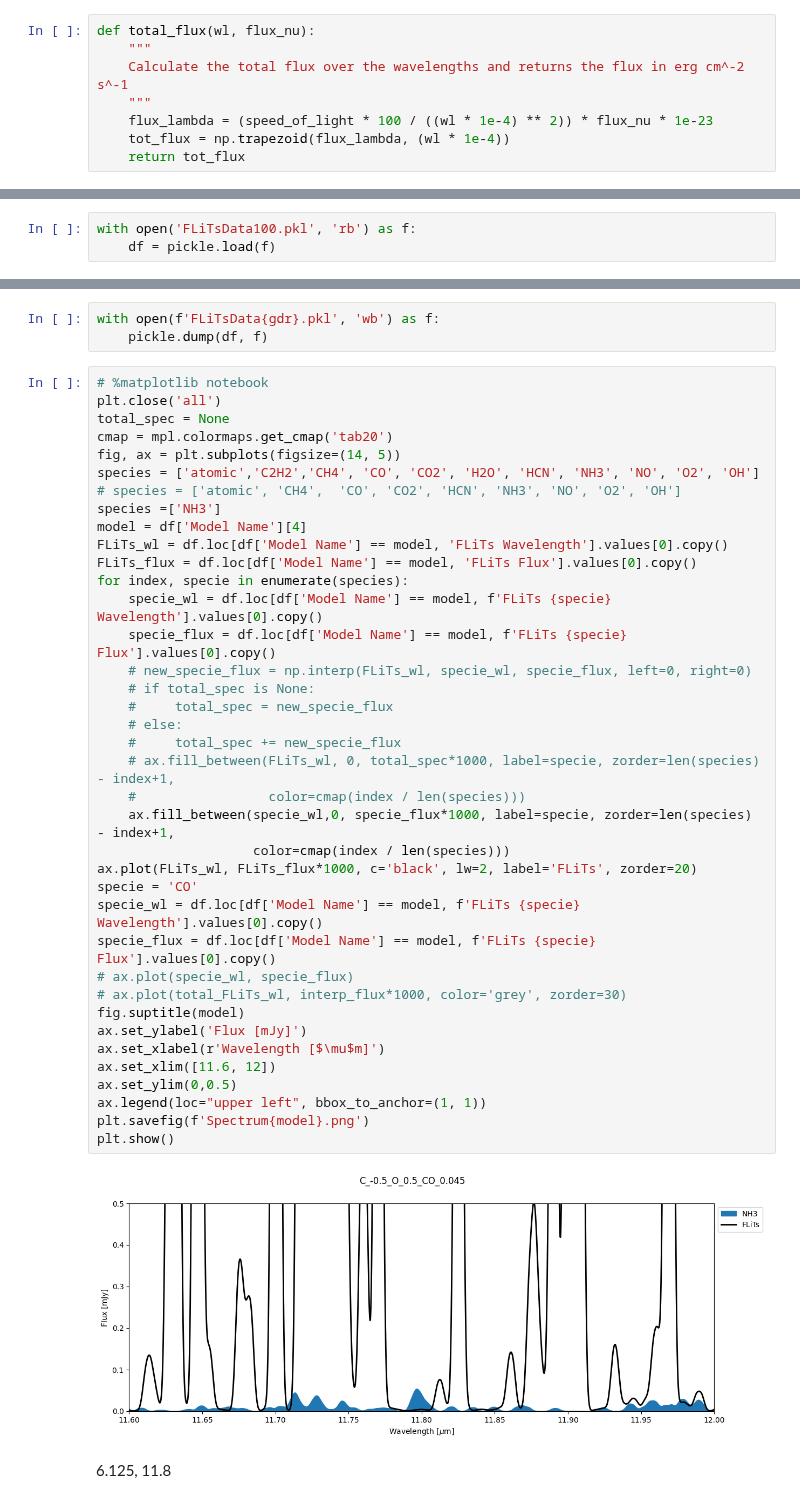
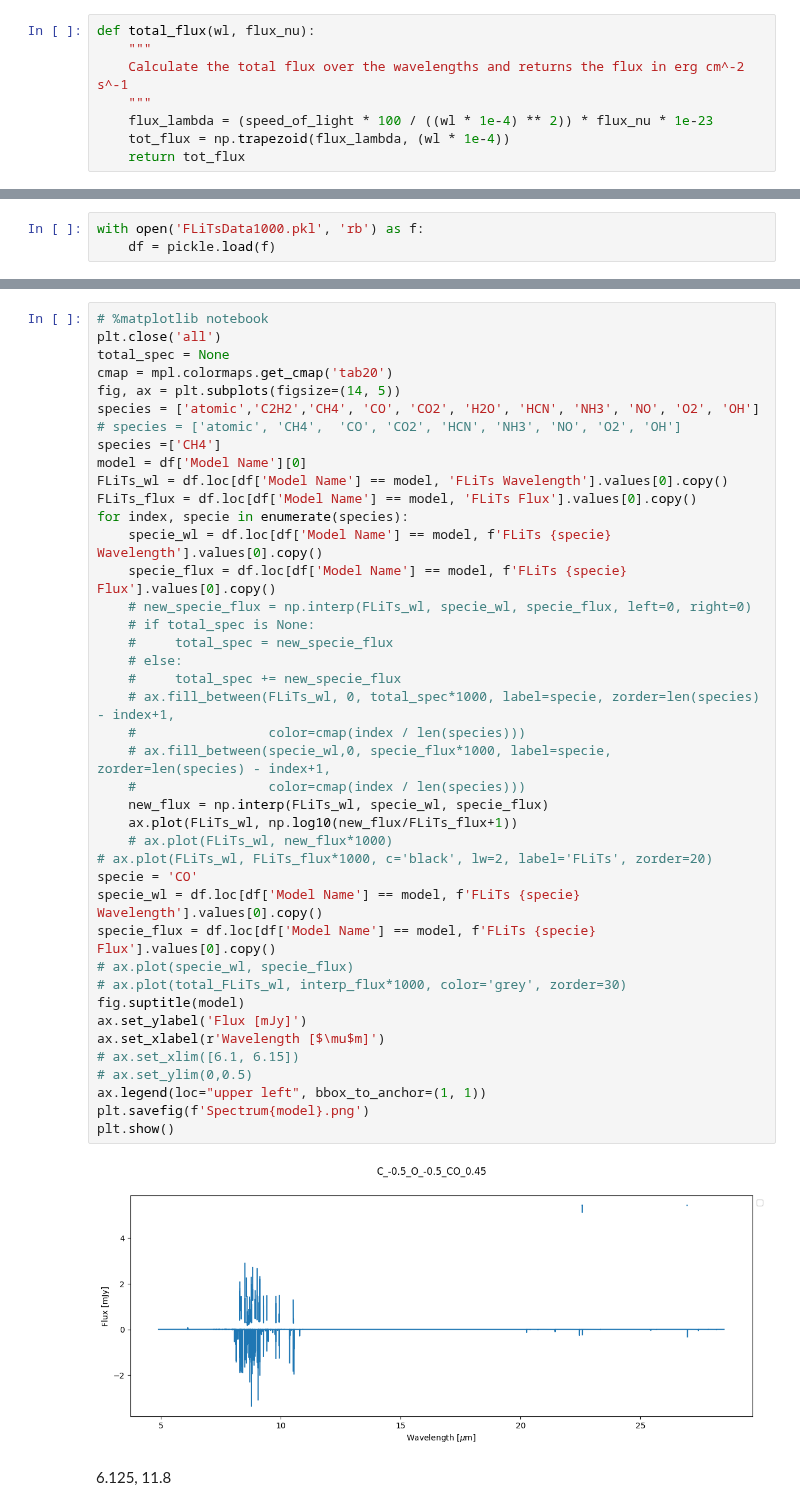
Before and after one commit to nielsklerk/BRP, a Jupyter notebook: New.ipynb, the cells around one changed output, grey strips where cells are left out. Saved outputs shown, nothing was run; the diff lists cells and outputs as text.

```diff
--- a/New.ipynb
+++ b/New.ipynb
@@ -67,3 +21,3 @@ Index(['Model Name', 'C Value', 'O Value', 'CO Value', 'FLiTs Wavelength',
 # %%
-with open('FLiTsData100.pkl', 'rb') as f:
+with open('FLiTsData1000.pkl', 'rb') as f:
     df = pickle.load(f)
@@ -108,46 +24,46 @@ Index(['Model Name', 'C Value', 'O Value', 'CO Value', 'FLiTs Wavelength',
-# %%
-with open(f'FLiTsData{gdr}.pkl', 'wb') as f:
-    pickle.dump(df, f)
 # %%
 # %matplotlib notebook
 plt.close('all')
 total_spec = None
 cmap = mpl.colormaps.get_cmap('tab20')
 fig, ax = plt.subplots(figsize=(14, 5))
 species = ['atomic','C2H2','CH4', 'CO', 'CO2', 'H2O', 'HCN', 'NH3', 'NO', 'O2', 'OH']
 # species = ['atomic', 'CH4',  'CO', 'CO2', 'HCN', 'NH3', 'NO', 'O2', 'OH']
-species =['NH3']
-model = df['Model Name'][4]
+species =['CH4']
+model = df['Model Name'][0]
 FLiTs_wl = df.loc[df['Model Name'] == model, 'FLiTs Wavelength'].values[0].copy()
 FLiTs_flux = df.loc[df['Model Name'] == model, 'FLiTs Flux'].values[0].copy()
 for index, specie in enumerate(species):
     specie_wl = df.loc[df['Model Name'] == model, f'FLiTs {specie} Wavelength'].values[0].copy()
     specie_flux = df.loc[df['Model Name'] == model, f'FLiTs {specie} Flux'].values[0].copy()
     # new_specie_flux = np.interp(FLiTs_wl, specie_wl, specie_flux, left=0, right=0)
     # if total_spec is None:
     #     total_spec = new_specie_flux
     # else:
     #     total_spec += new_specie_flux
     # ax.fill_between(FLiTs_wl, 0, total_spec*1000, label=specie, zorder=len(species) - index+1,
     #                 color=cmap(index / len(species)))
-    ax.fill_between(specie_wl,0, specie_flux*1000, label=specie, zorder=len(species) - index+1,
-                    color=cmap(index / len(species)))
-ax.plot(FLiTs_wl, FLiTs_flux*1000, c='black', lw=2, label='FLiTs', zorder=20)
+    # ax.fill_between(specie_wl,0, specie_flux*1000, label=specie, zorder=len(species) - index+1,
+    #                 color=cmap(index / len(species)))
+    new_flux = np.interp(FLiTs_wl, specie_wl, specie_flux)
+    ax.plot(FLiTs_wl, np.log10(new_flux/FLiTs_flux+1))
+    # ax.plot(FLiTs_wl, new_flux*1000)
+# ax.plot(FLiTs_wl, FLiTs_flux*1000, c='black', lw=2, label='FLiTs', zorder=20)
 specie = 'CO'
 specie_wl = df.loc[df['Model Name'] == model, f'FLiTs {specie} Wavelength'].values[0].copy()
 specie_flux = df.loc[df['Model Name'] == model, f'FLiTs {specie} Flux'].values[0].copy()
 # ax.plot(specie_wl, specie_flux)
 # ax.plot(total_FLiTs_wl, interp_flux*1000, color='grey', zorder=30)
 fig.suptitle(model)
 ax.set_ylabel('Flux [mJy]')
 ax.set_xlabel(r'Wavelength [$\mu$m]')
-ax.set_xlim([11.6, 12])
-ax.set_ylim(0,0.5)
+# ax.set_xlim([6.1, 6.15])
+# ax.set_ylim(0,0.5)
 ax.legend(loc="upper left", bbox_to_anchor=(1, 1))
 plt.savefig(f'Spectrum{model}.png')
 plt.show()
 # %% [output]
-[figure, old version]
+[figure, new version]
 # %% [markdown]
 6.125, 11.8
 # %%
```
Also changed, not shown: parts of 4 cells of this notebook, 1 other file.
